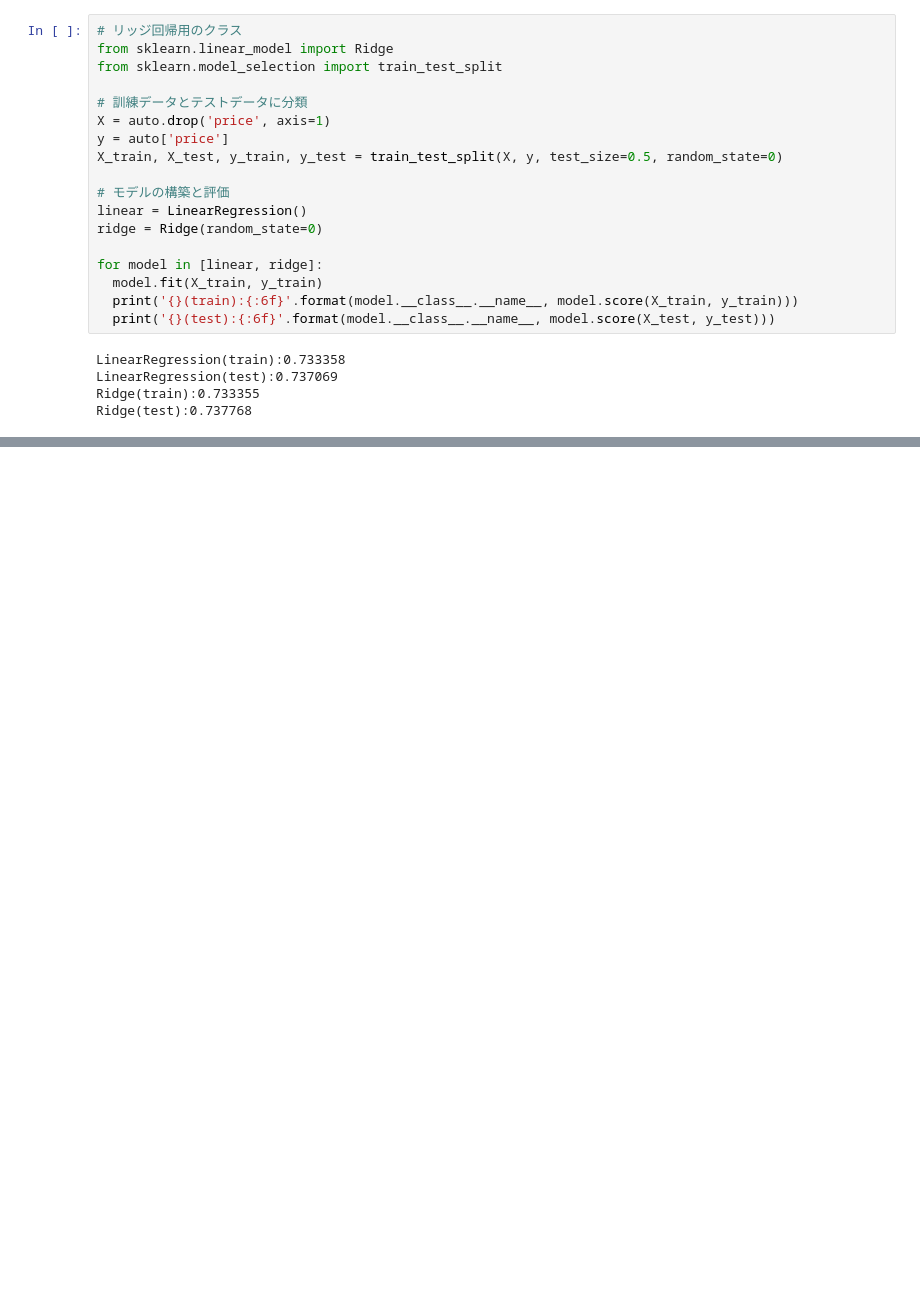
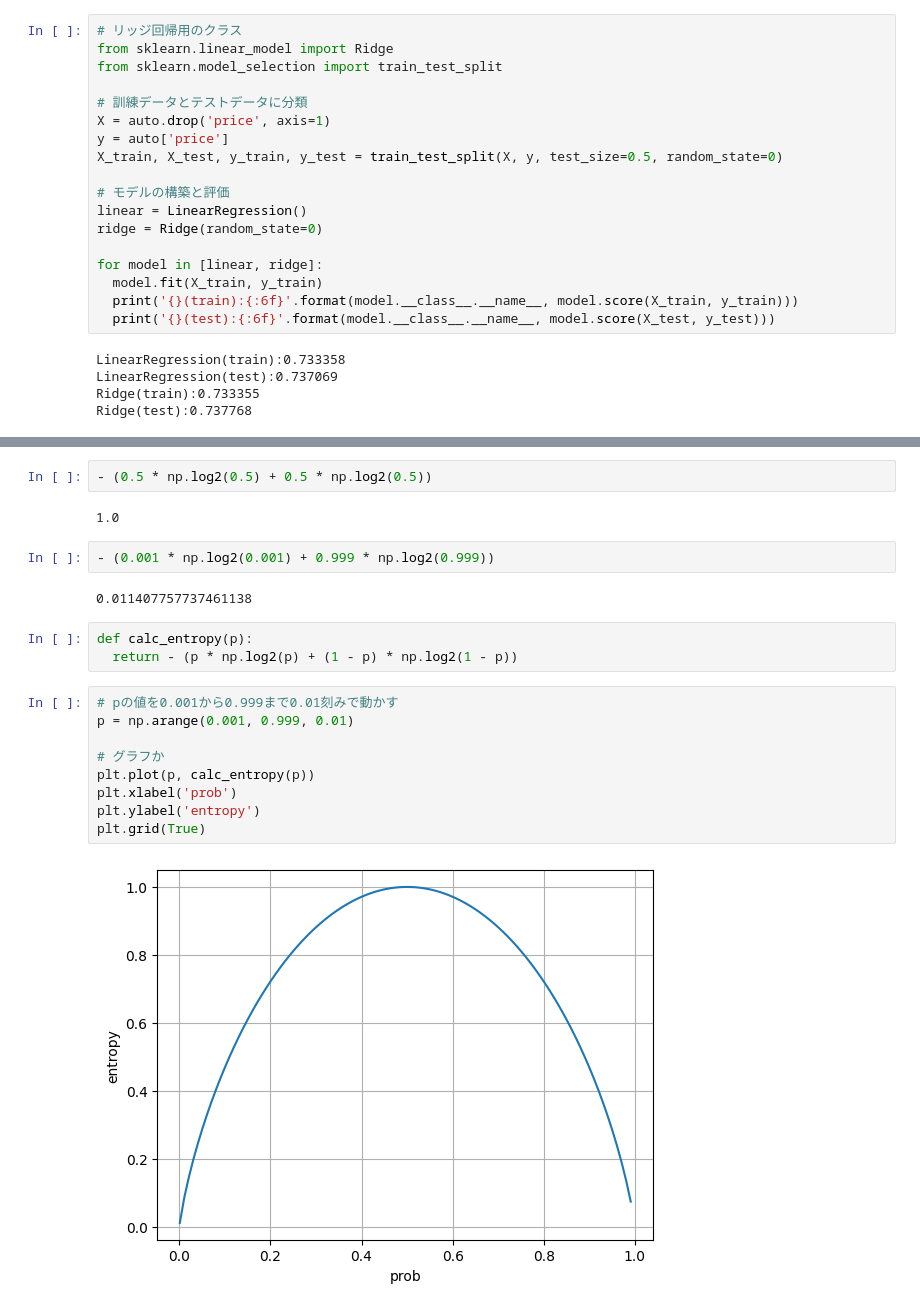
Before and after one commit to niedakaito/EU_M_Math, a Jupyter notebook: Chap08_example.ipynb, the cells around one changed output, grey strips where cells are left out. Saved outputs shown, nothing was run; the diff lists cells and outputs as text; blank space fills up the shorter version.

```diff
--- a/Chap08_example.ipynb
+++ b/Chap08_example.ipynb
@@ -170,0 +231,22 @@ Ridge(test):0.737768
+# %%
+- (0.5 * np.log2(0.5) + 0.5 * np.log2(0.5))
+# %% [output]
+1.0
+# %%
+- (0.001 * np.log2(0.001) + 0.999 * np.log2(0.999))
+# %% [output]
+0.011407757737461138
+# %%
+def calc_entropy(p):
+  return - (p * np.log2(p) + (1 - p) * np.log2(1 - p))
+# %%
+# pの値を0.001から0.999まで0.01刻みで動かす
+p = np.arange(0.001, 0.999, 0.01)
+
+# グラフか
+plt.plot(p, calc_entropy(p))
+plt.xlabel('prob')
+plt.ylabel('entropy')
+plt.grid(True)
+# %% [output]
+[figure, added]
```
Also changed, not shown: parts of 22 cells of this notebook.
